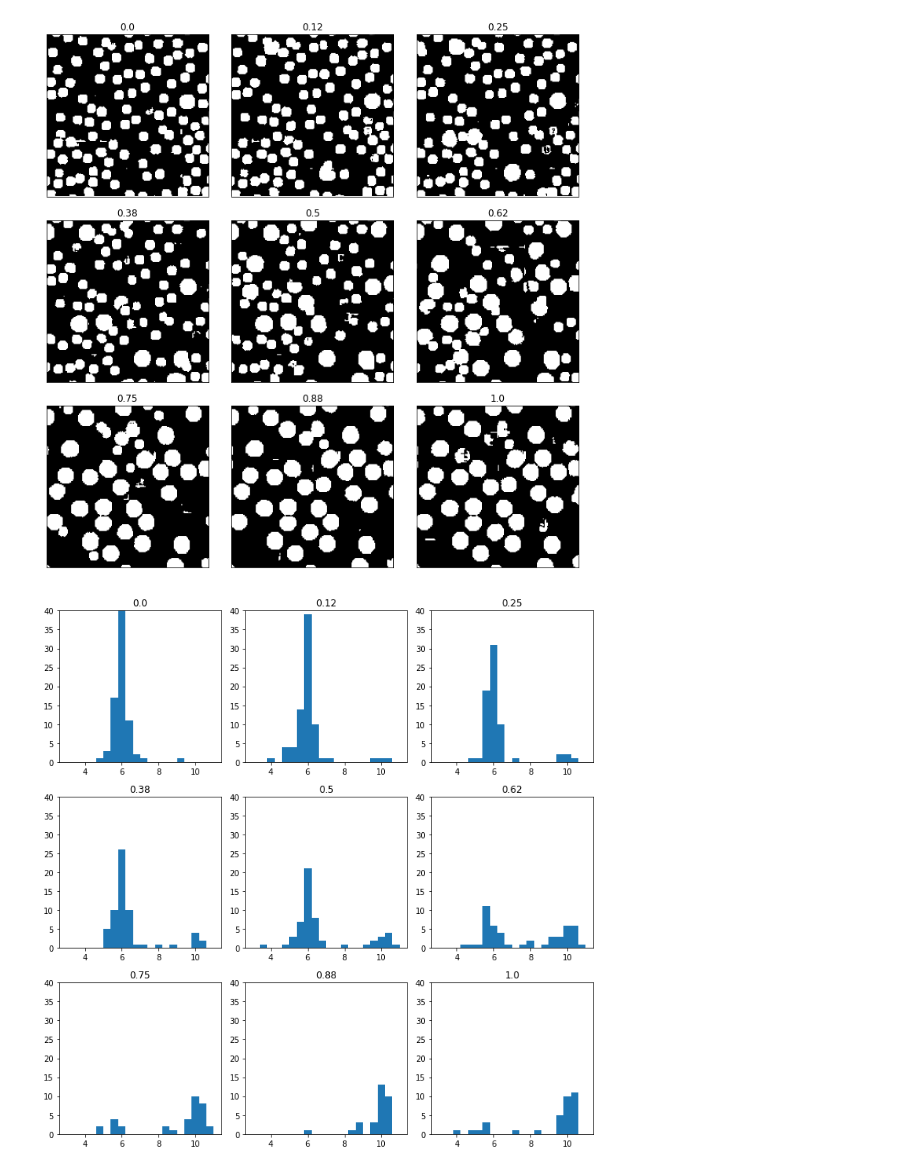
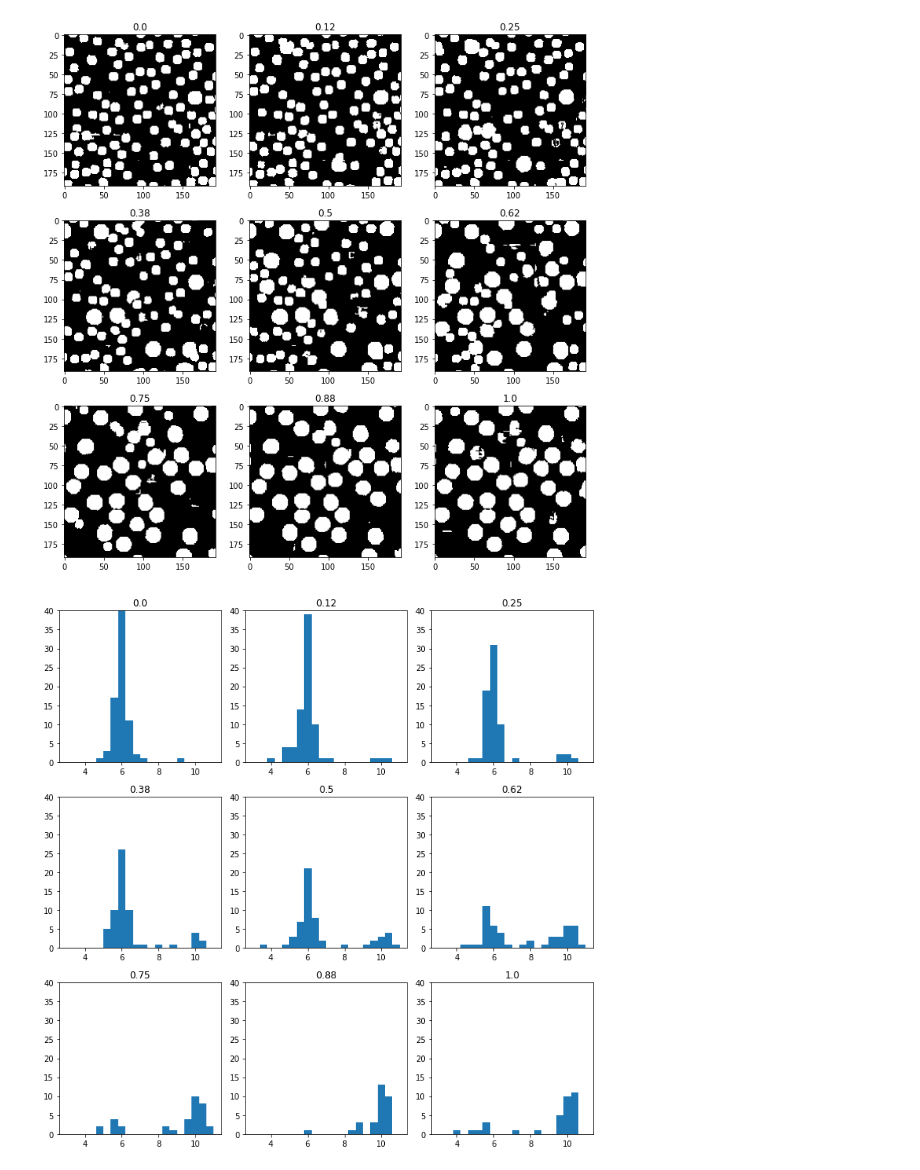
Before and after one commit to katiezzzzz/Gantastic, a Jupyter notebook: conditional_gan_microstructure/cGAN-Micro_Optimisation/trained_generators/microstructure/cgan_microstructure_24/view_images.ipynb, the cells around one changed output. Saved outputs shown, nothing was run; the diff lists cells and outputs as text; code cells hidden in the pictures.

```diff
--- a/conditional_gan_microstructure/cGAN-Micro_Optimisation/trained_generators/microstructure/cgan_microstructure_24/view_images.ipynb
+++ b/conditional_gan_microstructure/cGAN-Micro_Optimisation/trained_generators/microstructure/cgan_microstructure_24/view_images.ipynb
@@ -9,18 +9,16 @@ numbers = np.around(np.linspace(0,1,9),2)
 # %%
 f, axarr = plt.subplots(3,3)
 f.set_figheight(10)
 f.set_figwidth(10)
 for n, ax in zip(numbers, axarr.ravel()):
     im = tiff.imread(f'cgan_microstructure_24[{str(n)}].tif')
     ax.imshow(im,cmap='gray')
     ax.set_title(str(n))
-    ax.set_xticks([])
-    ax.set_yticks([])
 plt.tight_layout()
-#plt.savefig('mixture_raw')
+plt.savefig('mixture_raw')
 plt.show()
 # %% [output]
-[figure, old version]
+[figure, new version]
 # %%
 f, axarr = plt.subplots(3,3)
 f.set_figheight(10)
```
Also changed, not shown: parts of 1 cell of this notebook, 1 other file.
